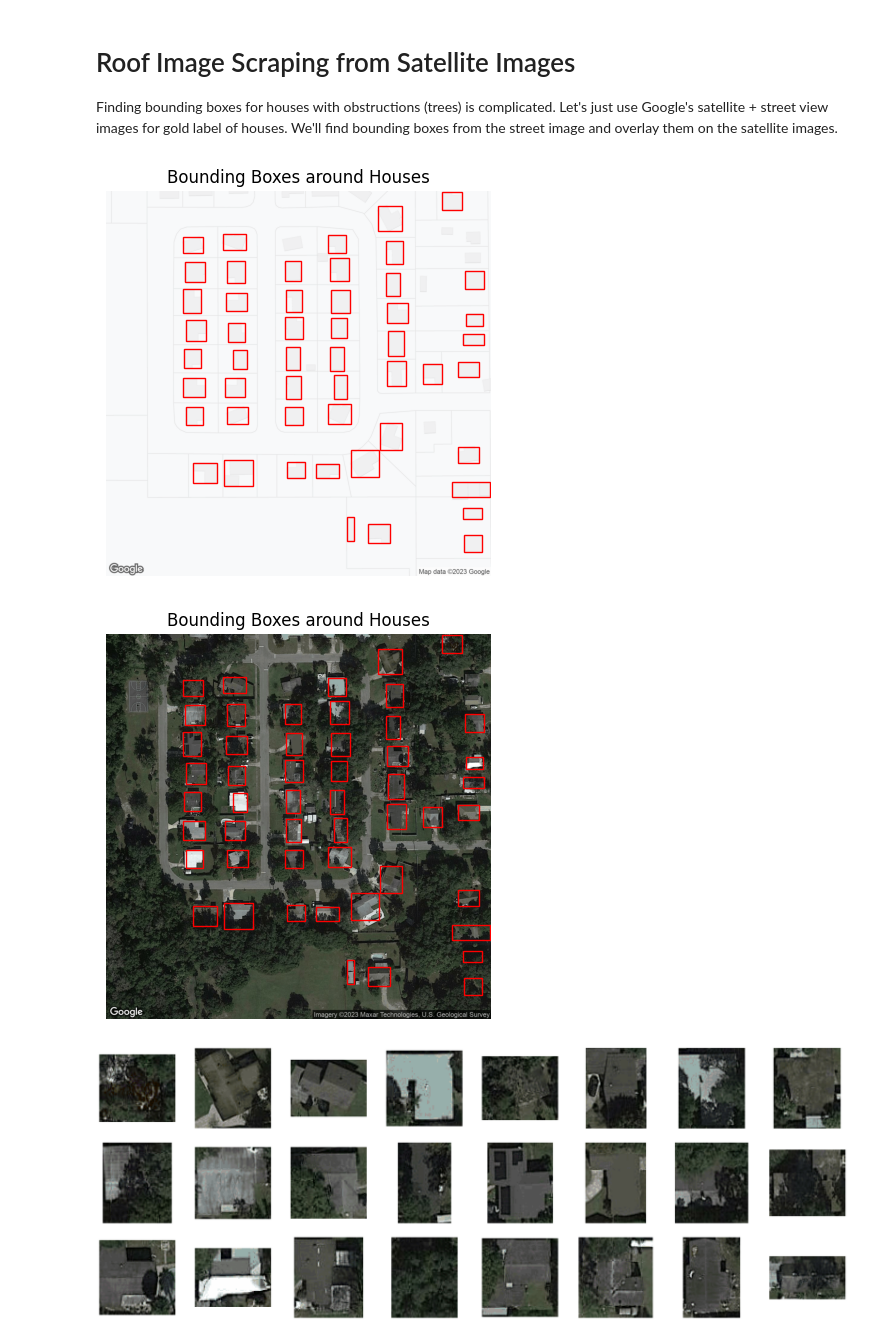
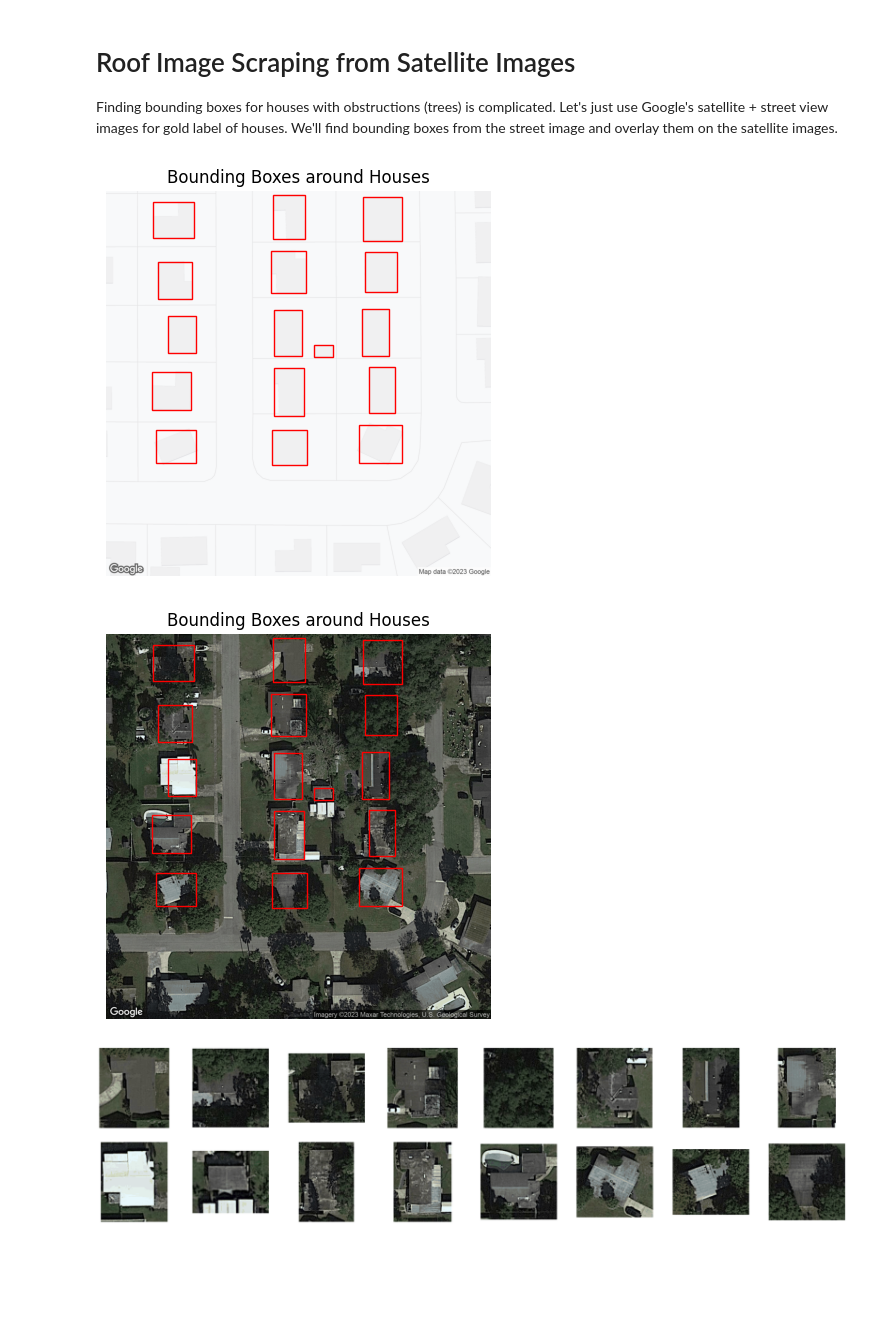
Before and after one commit to RichardChiang/EstateVision, a Jupyter notebook: notebooks/roof_image_scraping.ipynb, the cells around one changed output. Drawn from its saved outputs; the diff is of its cells as text; code cells hidden in the pictures; blank space fills up the shorter version.

```diff
--- a/notebooks/roof_image_scraping.ipynb
+++ b/notebooks/roof_image_scraping.ipynb
@@ -13,13 +16,15 @@ sys.path.append("..")
 Finding bounding boxes for houses with obstructions (trees) is complicated. Let's just use Google's satellite + street view images for gold label of houses. We'll find bounding boxes from the street image and overlay them on the satellite images.
 # %%
 import os
-from src.bounding_boxes import find_roof_boxes, display_bounding_boxes, load_image
+from src.bounding_boxes import find_roof_boxes, load_image, display_bounding_boxes
 
 data_dir = "data"
 
+
 # load test images
-test_satellite_map = os.path.join("..", data_dir, "satellite_map.png")
-test_street_map = os.path.join("..", data_dir, "street_map.png")
+test_satellite_map = os.path.join("..", data_dir, "sat_19.png")
+test_street_map = os.path.join("..", data_dir, "street_19.png")
+
 
 image, boxes = find_roof_boxes(test_street_map)
 satellite_image = load_image(test_satellite_map)
@@ -27,15 +32,15 @@ satellite_image = load_image(test_satellite_map)
 display_bounding_boxes(image, boxes)
 display_bounding_boxes(satellite_image, boxes)
 # %% [output]
-[figure, old version]
+[figure, new version]
-[figure, old version]
+[figure, new version]
 # %%
-from src.crop_images import crop_image
+from src.postprocessing import crop_image
 
-roof_images = [crop_image(satellite_image, *box, buffer=5) for box in boxes]
+roof_images = [crop_image(satellite_image, *box, buffer=30) for box in boxes]
 # %%
 from src.utils import display_multiple_images
 
-display_multiple_images(roof_images[:24], n_cols=8)
+display_multiple_images(roof_images, n_cols=8)
 # %% [output]
-[figure, old version]
+[figure, new version]
```
Also changed, not shown: parts of 2 cells of this notebook, 5 other files.
